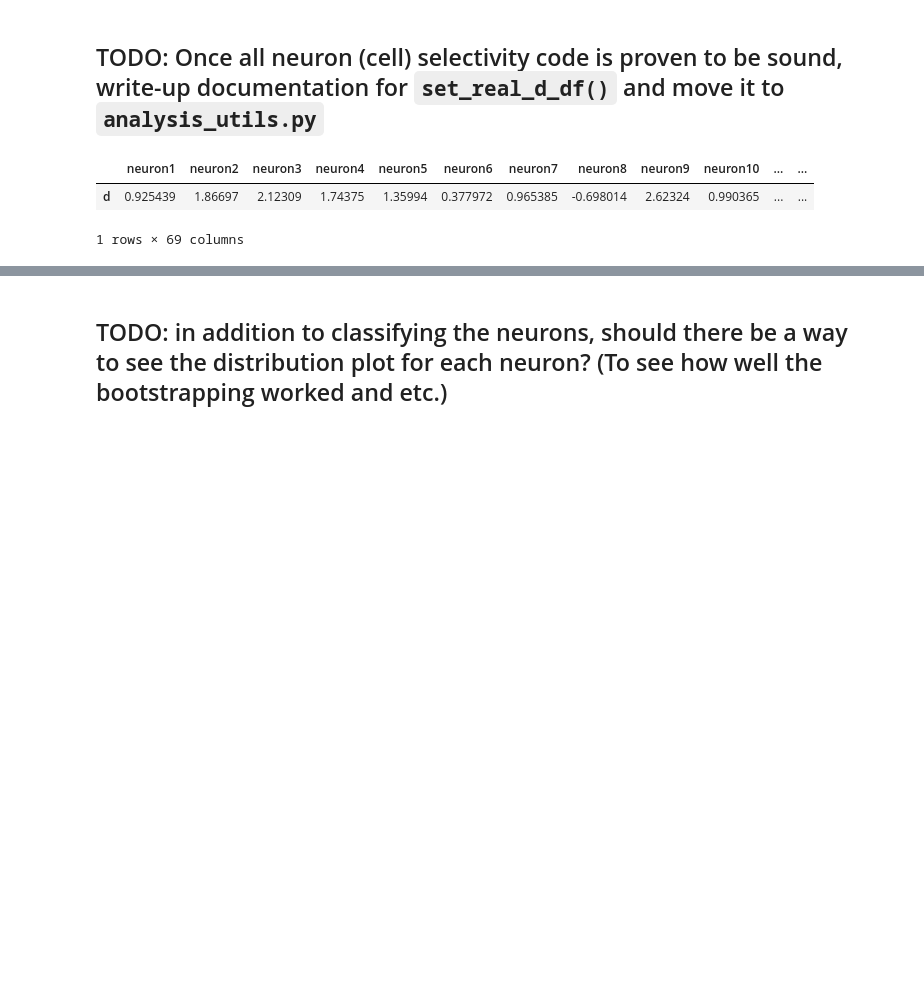
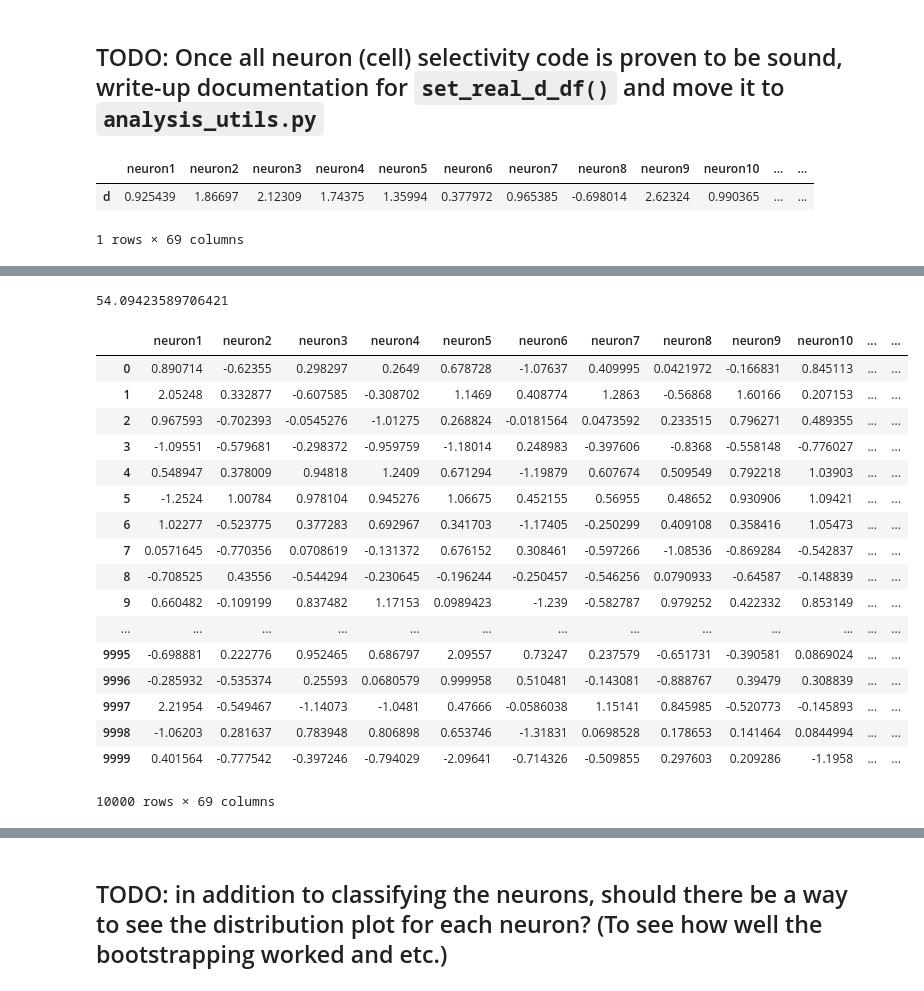
Before and after one commit to smu160/PvsNP, a Jupyter notebook: EPM_Analysis.ipynb, the cells around one changed output, grey strips where cells are left out. Cells and saved outputs as stored; diff of their text form; code cells hidden in the pictures; blank space fills up the shorter version.

```diff
--- a/EPM_Analysis.ipynb
+++ b/EPM_Analysis.ipynb
@@ -242 +220,30 @@ YAY
+# %%
+import time
+s = time.time()
+bootstrapped = shuffle(10000, cell_transients_dataframe, behavior_df, "Running_frames")
+e = time.time()
+print(e-s)
+# %% [output]
+54.09423589706421
+# %%
+bootstrapped
+# %% [output]
+|  | neuron1 | neuron2 | neuron3 | neuron4 | neuron5 | neuron6 | neuron7 | neuron8 | neuron9 | neuron10 | ... | ... |
+| 0 | 0.890714 | -0.62355 | 0.298297 | 0.2649 | 0.678728 | -1.07637 | 0.409995 | 0.0421972 | -0.166831 | 0.845113 | ... | ... |
+| 1 | 2.05248 | 0.332877 | -0.607585 | -0.308702 | 1.1469 | 0.408774 | 1.2863 | -0.56868 | 1.60166 | 0.207153 | ... | ... |
+| 2 | 0.967593 | -0.702393 | -0.0545276 | -1.01275 | 0.268824 | -0.0181564 | 0.0473592 | 0.233515 | 0.796271 | 0.489355 | ... | ... |
+| 3 | -1.09551 | -0.579681 | -0.298372 | -0.959759 | -1.18014 | 0.248983 | -0.397606 | -0.8368 | -0.558148 | -0.776027 | ... | ... |
+| 4 | 0.548947 | 0.378009 | 0.94818 | 1.2409 | 0.671294 | -1.19879 | 0.607674 | 0.509549 | 0.792218 | 1.03903 | ... | ... |
+| 5 | -1.2524 | 1.00784 | 0.978104 | 0.945276 | 1.06675 | 0.452155 | 0.56955 | 0.48652 | 0.930906 | 1.09421 | ... | ... |
+| 6 | 1.02277 | -0.523775 | 0.377283 | 0.692967 | 0.341703 | -1.17405 | -0.250299 | 0.409108 | 0.358416 | 1.05473 | ... | ... |
+| 7 | 0.0571645 | -0.770356 | 0.0708619 | -0.131372 | 0.676152 | 0.308461 | -0.597266 | -1.08536 | -0.869284 | -0.542837 | ... | ... |
+| 8 | -0.708525 | 0.43556 | -0.544294 | -0.230645 | -0.196244 | -0.250457 | -0.546256 | 0.0790933 | -0.64587 | -0.148839 | ... | ... |
+| 9 | 0.660482 | -0.109199 | 0.837482 | 1.17153 | 0.0989423 | -1.239 | -0.582787 | 0.979252 | 0.422332 | 0.853149 | ... | ... |
+| ... | ... | ... | ... | ... | ... | ... | ... | ... | ... | ... | ... | ... |
+| 9995 | -0.698881 | 0.222776 | 0.952465 | 0.686797 | 2.09557 | 0.73247 | 0.237579 | -0.651731 | -0.390581 | 0.0869024 | ... | ... |
+| 9996 | -0.285932 | -0.535374 | 0.25593 | 0.0680579 | 0.999958 | 0.510481 | -0.143081 | -0.888767 | 0.39479 | 0.308839 | ... | ... |
+| 9997 | 2.21954 | -0.549467 | -1.14073 | -1.0481 | 0.47666 | -0.0586038 | 1.15141 | 0.845985 | -0.520773 | -0.145893 | ... | ... |
+| 9998 | -1.06203 | 0.281637 | 0.783948 | 0.806898 | 0.653746 | -1.31831 | 0.0698528 | 0.178653 | 0.141464 | 0.0844994 | ... | ... |
+| 9999 | 0.401564 | -0.777542 | -0.397246 | -0.794029 | -2.09641 | -0.714326 | -0.509855 | 0.297603 | 0.209286 | -1.1958 | ... | ... |
+10000 rows × 69 columns
 # %%
```
Also changed, not shown: parts of 14 cells of this notebook.
